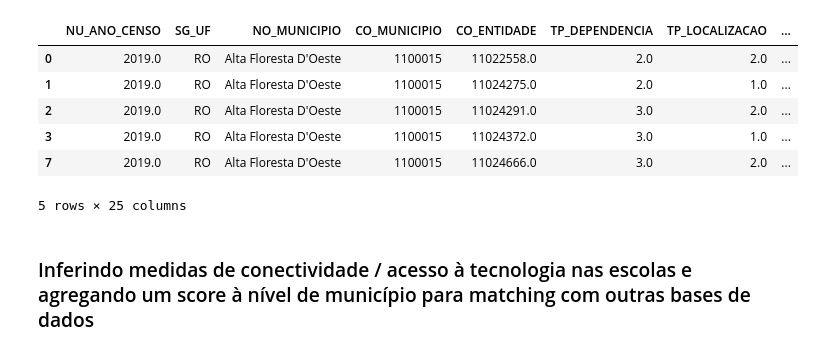
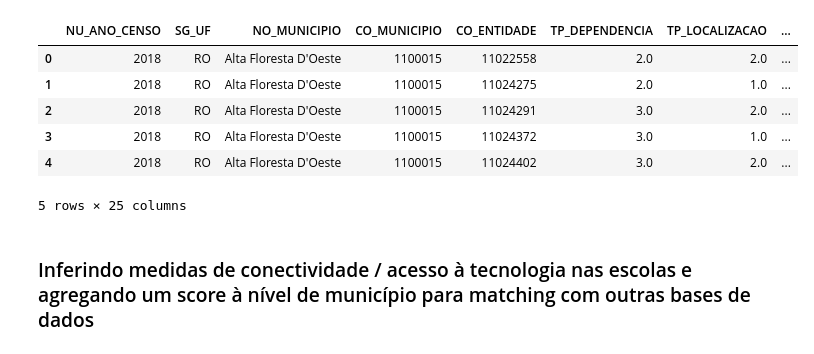
Before and after one commit to JV-Nunes/Relatorio-Conectividade, a Jupyter notebook: Análise/Schema/SC_Censo_Esc.ipynb, the cells around one changed output. Saved outputs shown, nothing was run; the diff lists cells and outputs as text; code cells hidden in the pictures.

Commit message:
relating censo escolar columns to enem data

```diff
--- a/Análise/EDA/EDA_Censo_Esc.ipynb
+++ b/Análise/Schema/SC_Censo_Esc.ipynb
@@ -35,26 +30,35 @@ cols_list = [
     'IN_EXAME_SELECAO',
     'QT_DOC_MED'
 ]
+# %%
+years = [str(i) for i in range(2018, 2021+1)]
 # %%
-censo = dd.read_csv(
-   '../../Dados/Censo Escolar/2019/dados/microdados_ed_basica_2019.csv',
-    sep=';',
-    encoding='latin-1',
-    usecols=cols_list,
-    assume_missing=True,
-      dtype={'CO_MUNICIPIO': 'object',
-             'CO_ENTIDADE': 'object',
-             'NU_ANO_CENSO': 'int64'}
-    )
+def open_dfs(years):
+    dfs = []
+    for year in years:
+        censo = dd.read_csv(
+        f'../../Dados/Censo Escolar/{year}/dados/microdados_ed_basica_{year}.csv',
+        sep=';',
+        encoding='latin-1',
+        usecols=cols_list,
+        assume_missing=True,
+        dtype={'CO_MUNICIPIO': 'object',
+                'CO_ENTIDADE': 'object',
+                'NU_ANO_CENSO': 'int64'}
+        )
+        dfs.append(censo)
+    return dfs
+# %%
+all = dd.concat(open_dfs(years))
 # %%
-censo.head()
+all.head()
 # %% [output]
 |  | NU_ANO_CENSO | SG_UF | NO_MUNICIPIO | CO_MUNICIPIO | CO_ENTIDADE | TP_DEPENDENCIA | TP_LOCALIZACAO | ... |
-| 0 | 2019.0 | RO | Alta Floresta D'Oeste | 1100015 | 11022558.0 | 2.0 | 2.0 | ... |
-| 1 | 2019.0 | RO | Alta Floresta D'Oeste | 1100015 | 11024275.0 | 2.0 | 1.0 | ... |
-| 2 | 2019.0 | RO | Alta Floresta D'Oeste | 1100015 | 11024291.0 | 3.0 | 2.0 | ... |
-| 3 | 2019.0 | RO | Alta Floresta D'Oeste | 1100015 | 11024372.0 | 3.0 | 1.0 | ... |
-| 7 | 2019.0 | RO | Alta Floresta D'Oeste | 1100015 | 11024666.0 | 3.0 | 2.0 | ... |
+| 0 | 2018 | RO | Alta Floresta D'Oeste | 1100015 | 11022558 | 2.0 | 2.0 | ... |
+| 1 | 2018 | RO | Alta Floresta D'Oeste | 1100015 | 11024275 | 2.0 | 1.0 | ... |
+| 2 | 2018 | RO | Alta Floresta D'Oeste | 1100015 | 11024291 | 3.0 | 2.0 | ... |
+| 3 | 2018 | RO | Alta Floresta D'Oeste | 1100015 | 11024372 | 3.0 | 1.0 | ... |
+| 4 | 2018 | RO | Alta Floresta D'Oeste | 1100015 | 11024402 | 3.0 | 2.0 | ... |
 5 rows × 25 columns
 # %% [markdown]
 ### Inferindo medidas de conectividade / acesso à tecnologia nas escolas e agregando um score à nível de município para matching com outras bases de dados
```
Also changed, not shown: parts of 10 cells of this notebook, 3 other files.
